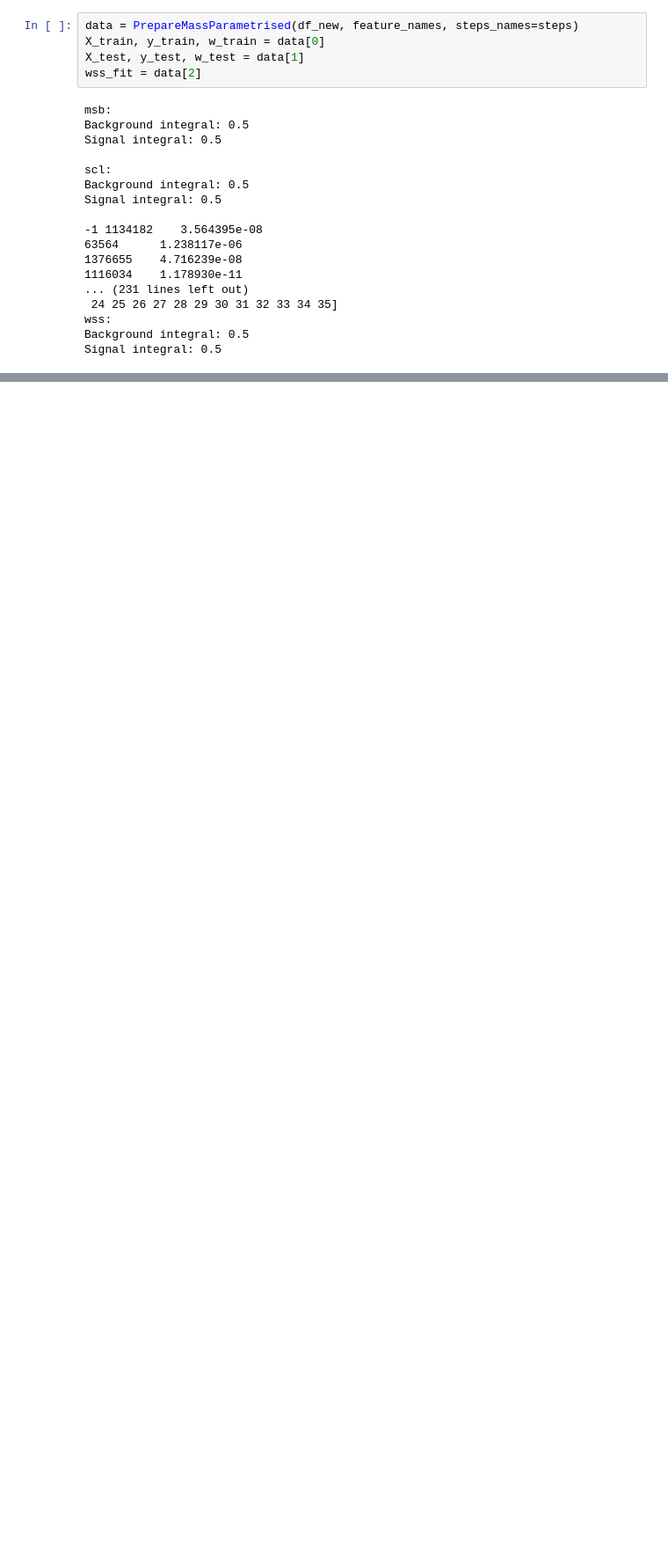
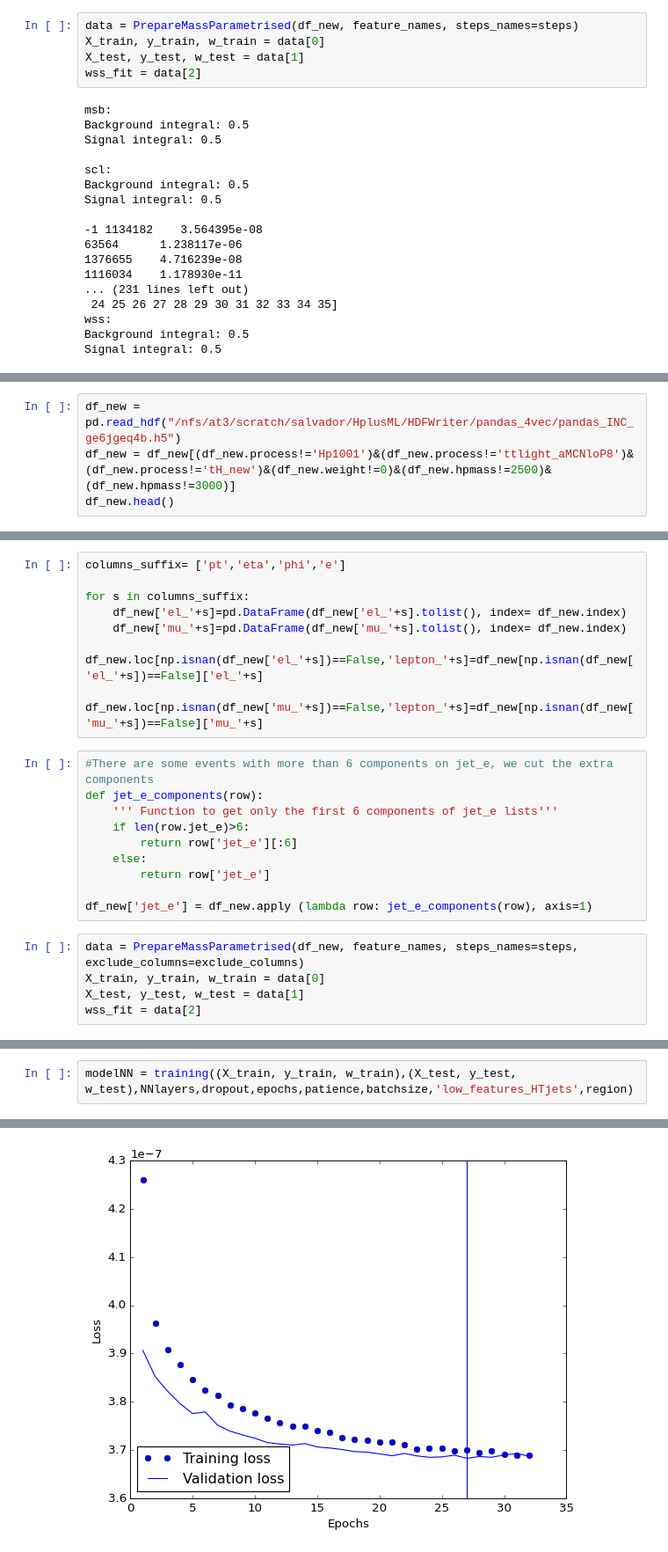
Before and after one commit to asalvadorsalas/IFAE_NNTools, a Jupyter notebook: jupyter/Train_Hplustb/NN_Train_new_features.ipynb, the cells around one changed output, grey strips where cells are left out. Shown at 88% size. Saved outputs shown, nothing was run; the diff lists cells and outputs as text; blank space fills up the shorter version.

Commit message:
Low and hihg lvl variables training and no discr training

```diff
--- a/jupyter/Train_Hplustb/NN_Train_new_features.ipynb
+++ b/jupyter/Train_Hplustb/NN_Train_new_features.ipynb
@@ -664,0 +721,4 @@ print(auc_everymass)
+# %%
+df_new = pd.read_hdf("/nfs/at3/scratch/salvador/HplusML/HDFWriter/pandas_4vec/pandas_INC_ge6jgeq4b.h5")
+df_new = df_new[(df_new.process!='Hp1001')&(df_new.process!='ttlight_aMCNloP8')&(df_new.process!='tH_new')&(df_new.weight!=0)&(df_new.hpmass!=2500)&(df_new.hpmass!=3000)]
+df_new.head()
@@ -664,0 +733,23 @@ print(auc_everymass)
+# %%
+columns_suffix= ['pt','eta','phi','e']
+
+for s in columns_suffix:
+    df_new['el_'+s]=pd.DataFrame(df_new['el_'+s].tolist(), index= df_new.index)
+    df_new['mu_'+s]=pd.DataFrame(df_new['mu_'+s].tolist(), index= df_new.index)
+    df_new.loc[np.isnan(df_new['el_'+s])==False,'lepton_'+s]=df_new[np.isnan(df_new['el_'+s])==False]['el_'+s]
+    df_new.loc[np.isnan(df_new['mu_'+s])==False,'lepton_'+s]=df_new[np.isnan(df_new['mu_'+s])==False]['mu_'+s]
+# %%
+#There are some events with more than 6 components on jet_e, we cut the extra components
+def jet_e_components(row):
+    ''' Function to get only the first 6 components of jet_e lists'''
+    if len(row.jet_e)>6:
+        return row['jet_e'][:6]
+    else:
+        return row['jet_e']
+
+df_new['jet_e'] = df_new.apply (lambda row: jet_e_components(row), axis=1)
+# %%
+data = PrepareMassParametrised(df_new, feature_names, steps_names=steps, exclude_columns=exclude_columns)
+X_train, y_train, w_train = data[0]
+X_test, y_test, w_test = data[1]
+wss_fit = data[2]
@@ -664,0 +774,3 @@ print(auc_everymass)
+# %%
+modelNN = training((X_train, y_train, w_train),(X_test, y_test, w_test),NNlayers,dropout,epochs,patience,batchsize,'low_features_HTjets',region)
+# %% [output]
@@ -664,0 +794 @@ print(auc_everymass)
+[figure, added]
```
Also changed, not shown: parts of 41 cells of this notebook, 1 other file.
